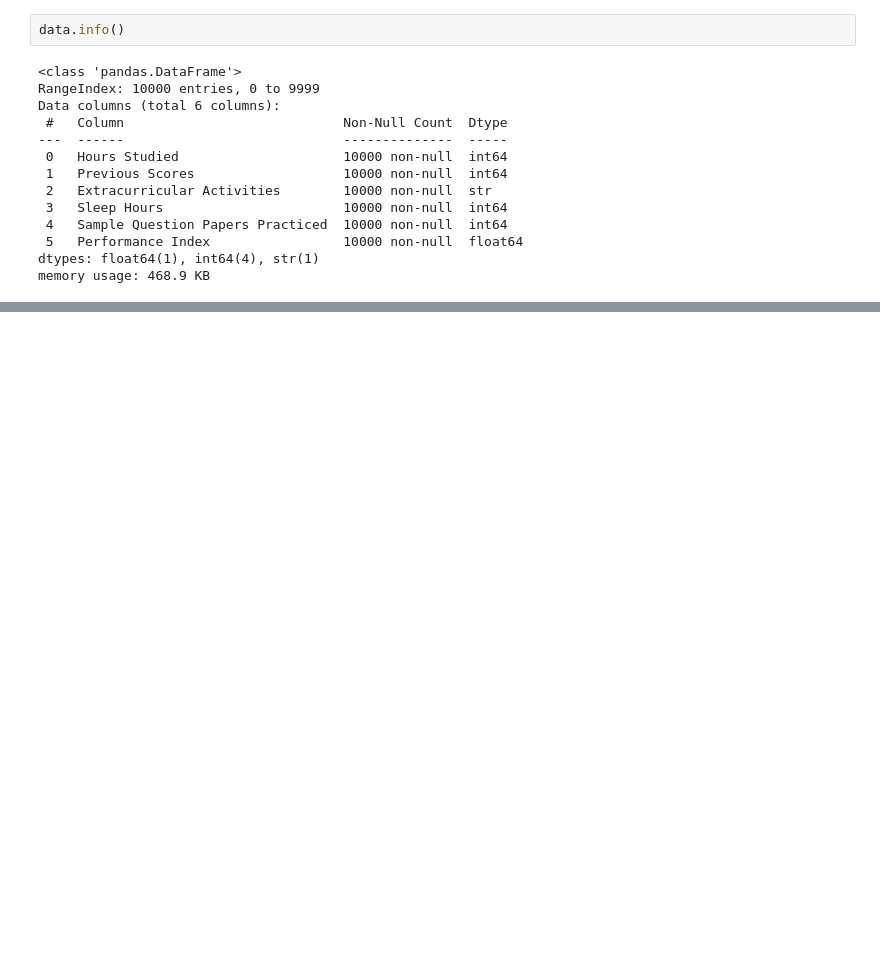
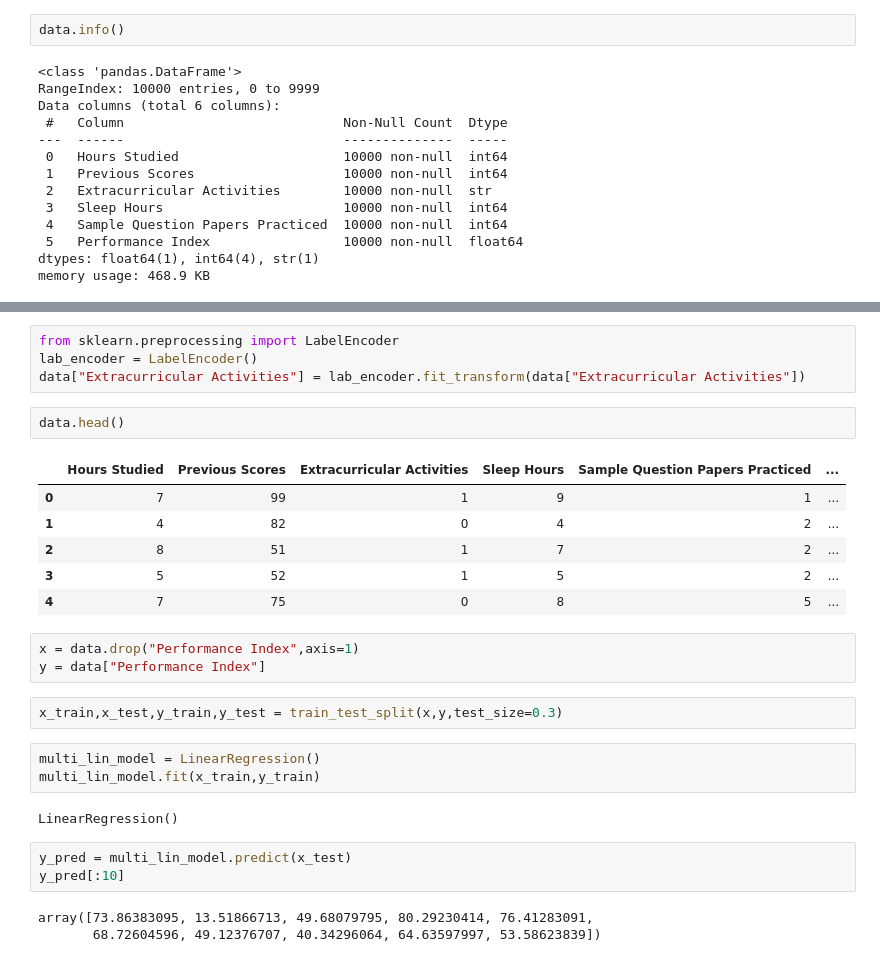
Before and after one commit to Dashrath7489/python, a Jupyter notebook: ML_DATASCIENCE/SImple_linear_regression.ipynb, the cells around one changed output, grey strips where cells are left out. Drawn from its saved outputs; the diff is of its cells as text; blank space fills up the shorter version.

```diff
--- a/ML_DATASCIENCE/SImple_linear_regression.ipynb
+++ b/ML_DATASCIENCE/SImple_linear_regression.ipynb
@@ -47,0 +181,29 @@ memory usage: 468.9 KB
+# %%
+from sklearn.preprocessing import LabelEncoder
+lab_encoder = LabelEncoder()
+data["Extracurricular Activities"] = lab_encoder.fit_transform(data["Extracurricular Activities"])
+# %%
+data.head()
+# %% [output]
+|  | Hours Studied | Previous Scores | Extracurricular Activities | Sleep Hours | Sample Question Papers Practiced | ... |
+| 0 | 7 | 99 | 1 | 9 | 1 | ... |
+| 1 | 4 | 82 | 0 | 4 | 2 | ... |
+| 2 | 8 | 51 | 1 | 7 | 2 | ... |
+| 3 | 5 | 52 | 1 | 5 | 2 | ... |
+| 4 | 7 | 75 | 0 | 8 | 5 | ... |
+# %%
+x = data.drop("Performance Index",axis=1)
+y = data["Performance Index"]
+# %%
+x_train,x_test,y_train,y_test = train_test_split(x,y,test_size=0.3)
+# %%
+multi_lin_model = LinearRegression()
+multi_lin_model.fit(x_train,y_train)
+# %% [output]
+LinearRegression()
+# %%
+y_pred = multi_lin_model.predict(x_test)
+y_pred[:10]
+# %% [output]
+array([73.86383095, 13.51866713, 49.68079795, 80.29230414, 76.41283091,
+       68.72604596, 49.12376707, 40.34296064, 64.63597997, 53.58623839])
```
Also changed, not shown: parts of 23 cells of this notebook.
